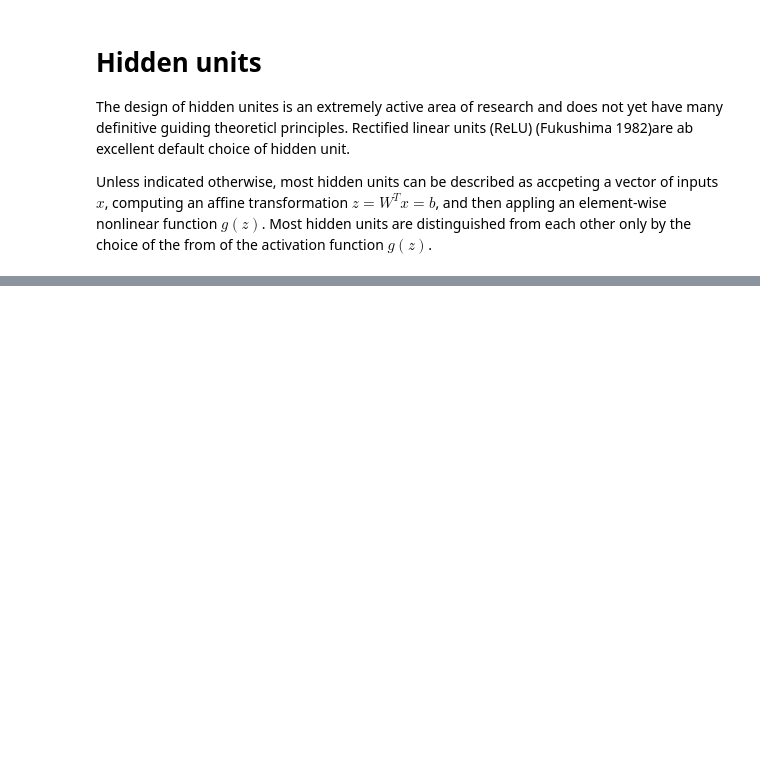
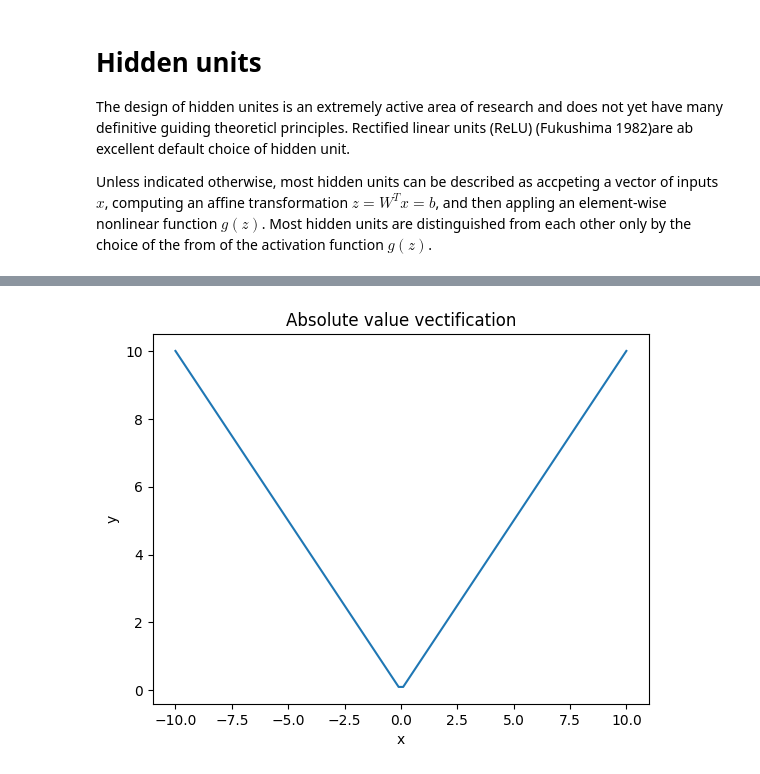
Before and after one commit to woodRock/deep-learning-goodfellow, a Jupyter notebook: chapter_6_deep_feedforward_networks.ipynb, the cells around one changed output, grey strips where cells are left out. Drawn from its saved outputs; the diff is of its cells as text; code cells hidden in the pictures; blank space fills up the shorter version.

```diff
--- a/chapter_6_deep_feedforward_networks.ipynb
+++ b/chapter_6_deep_feedforward_networks.ipynb
@@ -862,0 +894,14 @@ Rectified Linear
+# %%
+def aboslute_value_rectification(x):
+    return np.abs(x)
+
+x = np.linspace(-10,10,100)
+y = aboslute_value_rectification(x)
+
+plt.plot(x,y)
+plt.title("Absolute value vectification")
+plt.xlabel('x')
+plt.ylabel('y')
+plt.show()
+# %% [output]
+[figure, added]
```
Also changed, not shown: parts of 28 cells of this notebook.
